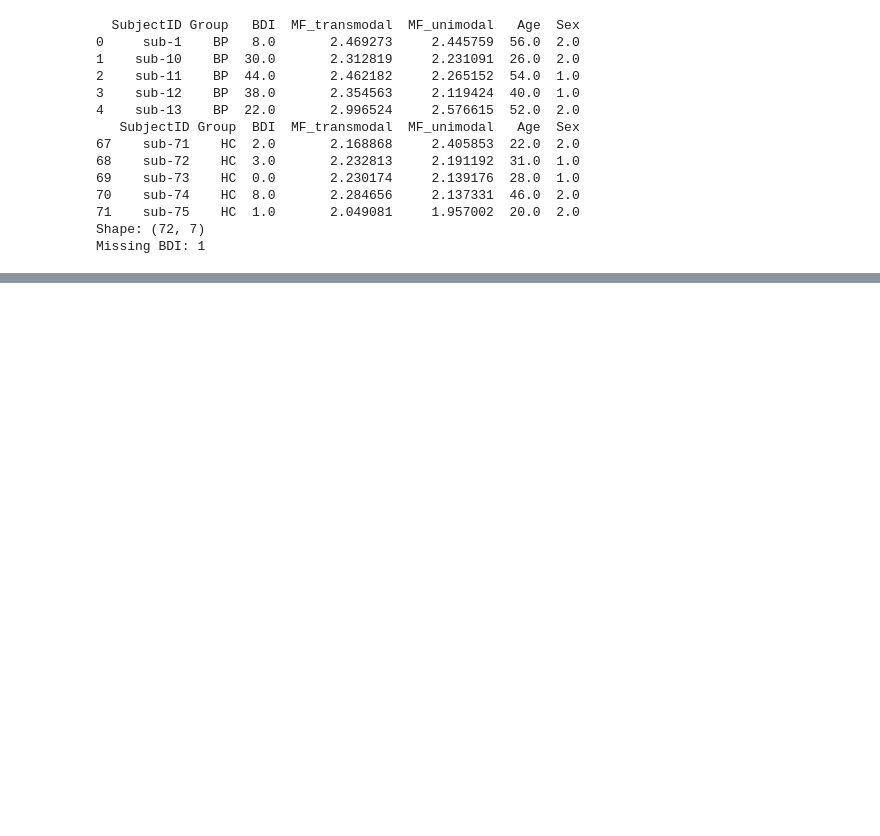
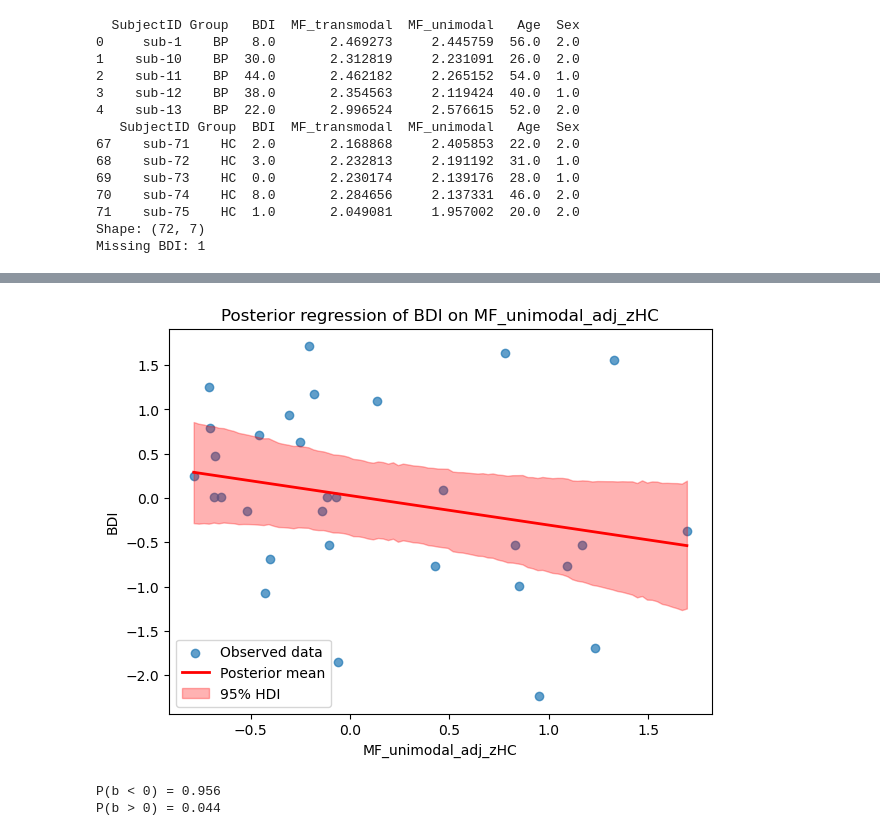
Before and after one commit to kaanka5312/FrequencySliding, a Jupyter notebook: Python/NormativeDeviation.ipynb, the cells around one changed output, grey strips where cells are left out. Saved outputs shown, nothing was run; the diff lists cells and outputs as text; code cells hidden in the pictures; blank space fills up the shorter version.

```diff
--- a/Python/NormativeDeviation.ipynb
+++ b/Python/NormativeDeviation.ipynb
@@ -348,0 +402,57 @@ b_nu[BP]       6311.0    1.0
+# %%
+import numpy as np
+import matplotlib.pyplot as plt
+import arviz as az
+
+# Extract posterior draws for intercept and the slope of interest
+posterior = idata_grp1.posterior
+
+intercept_draws = posterior["Intercept"].stack(sample=("chain","draw")).values
+slope_draws = posterior["b"].sel(term="MF_unimodal_adj_zHC").stack(sample=("chain","draw")).values
+
+# Observed predictor and outcome
+x_obs = bp_adj_subject_devs["MF_unimodal_adj_zHC"].values
+y_obs = bp_adj_subject_devs["z_BDI"].values
+
+# Define a grid of x for prediction
+x_grid = np.linspace(x_obs.min(), x_obs.max(), 100)
+
+# For each posterior sample, compute regression line
+y_pred = intercept_draws[:, None] + slope_draws[:, None] * x_grid[None, :]
+
+# Summarize posterior predictions
+y_mean = y_pred.mean(axis=0)
+hdi = az.hdi(y_pred, hdi_prob=0.95)  # 95% credible band
+
+# ---- Plot ----
+plt.figure(figsize=(7,5))
+plt.scatter(x_obs, y_obs, alpha=0.7, label="Observed data")
+
+plt.plot(x_grid, y_mean, color="red", lw=2, label="Posterior mean")
+plt.fill_between(x_grid, hdi[:,0], hdi[:,1], color="red", alpha=0.3, label="95% HDI")
+
+plt.xlabel("MF_unimodal_adj_zHC")
+plt.ylabel("BDI")
+plt.title("Posterior regression of BDI on MF_unimodal_adj_zHC")
+plt.legend()
+plt.show()
+# %% [output]
+[figure, added]
+# %%
+import xarray as xr
+
+# grab posterior draws for the coefficient
+draws = idata_grp1.posterior["b"].sel(term="MF_unimodal_adj_zHC")
+
+# flatten chain/draw to a 1D array
+vals = draws.stack(sample=("chain","draw")).values
+
+# probability that slope < 0
+p_negative = (vals < 0).mean()
+p_positive = (vals > 0).mean()
+
+print(f"P(b < 0) = {p_negative:.3f}")
+print(f"P(b > 0) = {p_positive:.3f}")
+# %% [output]
+P(b < 0) = 0.956
+P(b > 0) = 0.044
```
Also changed, not shown: parts of 6 cells of this notebook, 1 other file.
